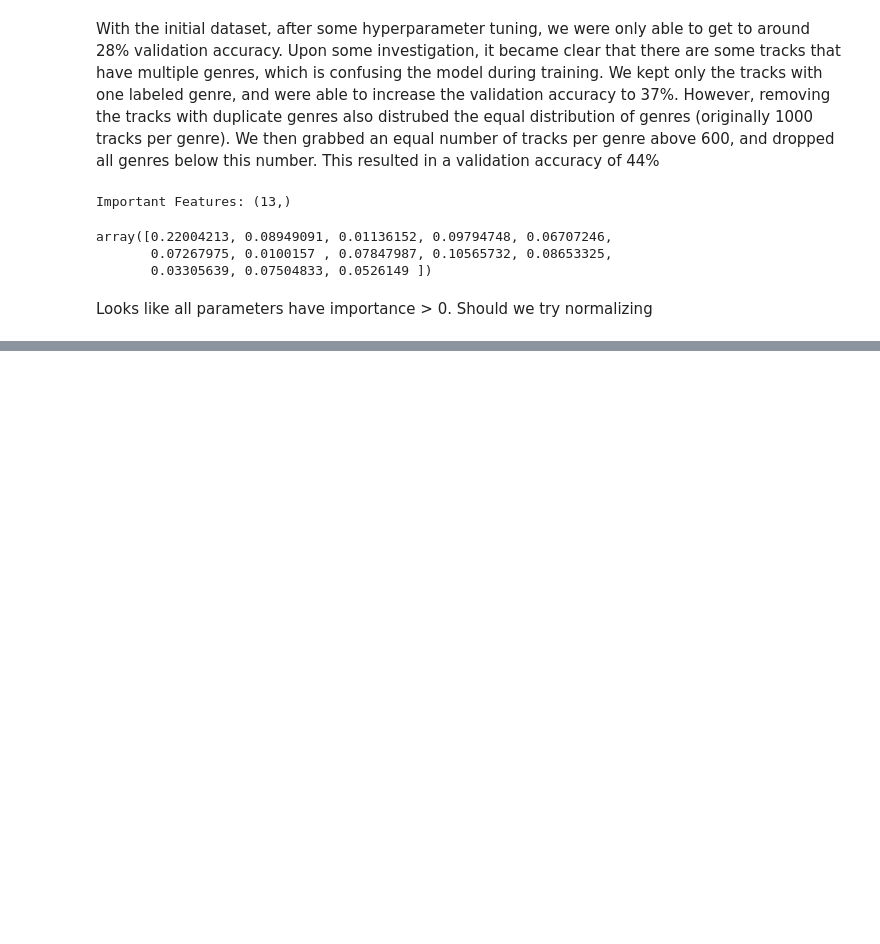
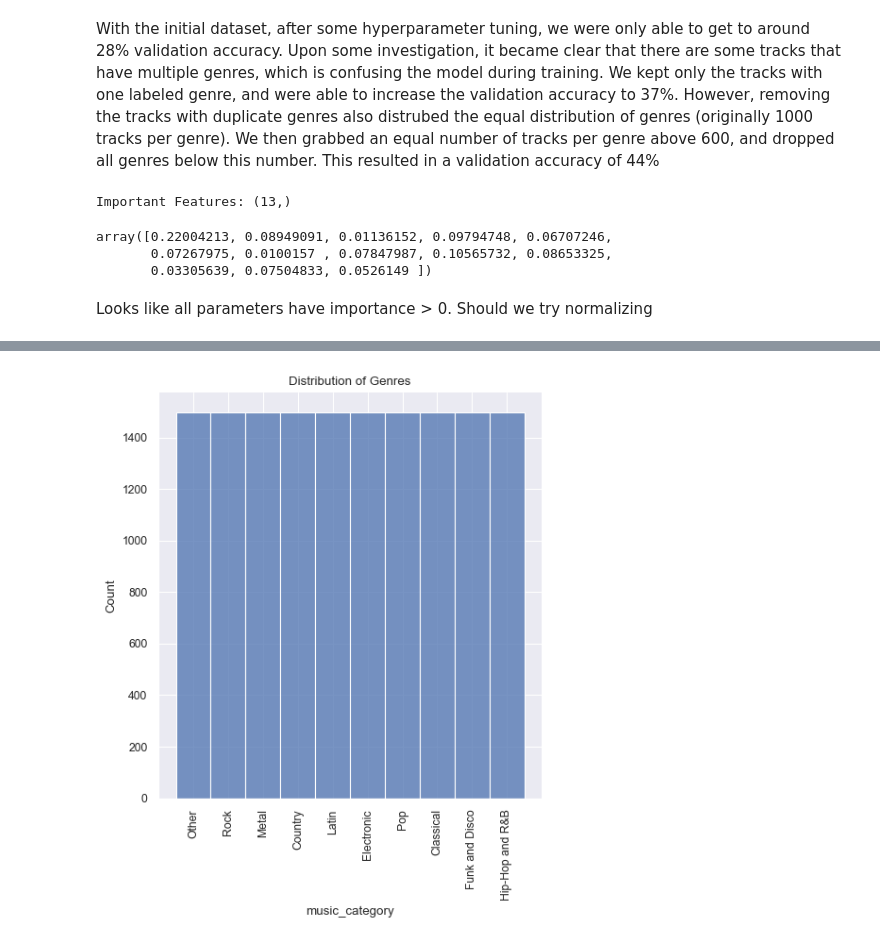
Before and after one commit to ynackash/genre-classification, a Jupyter notebook: Decision_Trees.ipynb, the cells around one changed output, grey strips where cells are left out. Drawn from its saved outputs; the diff is of its cells as text; code cells hidden in the pictures; blank space fills up the shorter version.

```diff
--- a/Decision_Trees.ipynb
+++ b/Decision_Trees.ipynb
@@ -177,0 +184,3 @@ Looks like all parameters have importance > 0. Should we try normalizing
+# %%
+raw_df = pd.read_csv('spotify_tracks_dataset.csv')
+raw_df.head()
@@ -177,0 +194,15 @@ Looks like all parameters have importance > 0. Should we try normalizing
+# %%
+df = raw_df.copy()
+
+# Remove null row
+df.dropna(inplace=True)
+
+# Remove "Unnamed: 0" field, and remove any duplicate tracks
+df = df.drop(columns = ["Unnamed: 0"])
+df = df.drop_duplicates()
+
+# Keep tracks with only 1 labeled genre
+num_tracks_ids = df['track_id'].value_counts()
+single_tracks_ids = num_tracks_ids[num_tracks_ids==1].index.tolist()
+df = df[df['track_id'].isin(single_tracks_ids)]
+print(df.shape)
@@ -177,0 +282,7 @@ Looks like all parameters have importance > 0. Should we try normalizing
+# %%
+# OUR MANUAL HIERARCHY MAPPING
+genre_mapping = pd.read_csv('Genre Hierarchy Mapping - Sheet1.csv')
+genre_mapping_dict = dict(zip(genre_mapping['All Genres'],genre_mapping['Parent']))
+
+df['music_category'] = df['track_genre'].apply(lambda x: genre_mapping_dict.get(x))
+df['music_category'].value_counts()
@@ -177,0 +302,9 @@ Looks like all parameters have importance > 0. Should we try normalizing
+# %%
+# Plot the distribution of genres
+sns.displot(df['music_category'])
+sns.set_context("paper")
+plt.title('Distribution of Genres')
+plt.xticks(rotation=90)
+plt.show()
+# %% [output]
+[figure, added]
```
Also changed, not shown: parts of 18 cells of this notebook, 2 other files.
